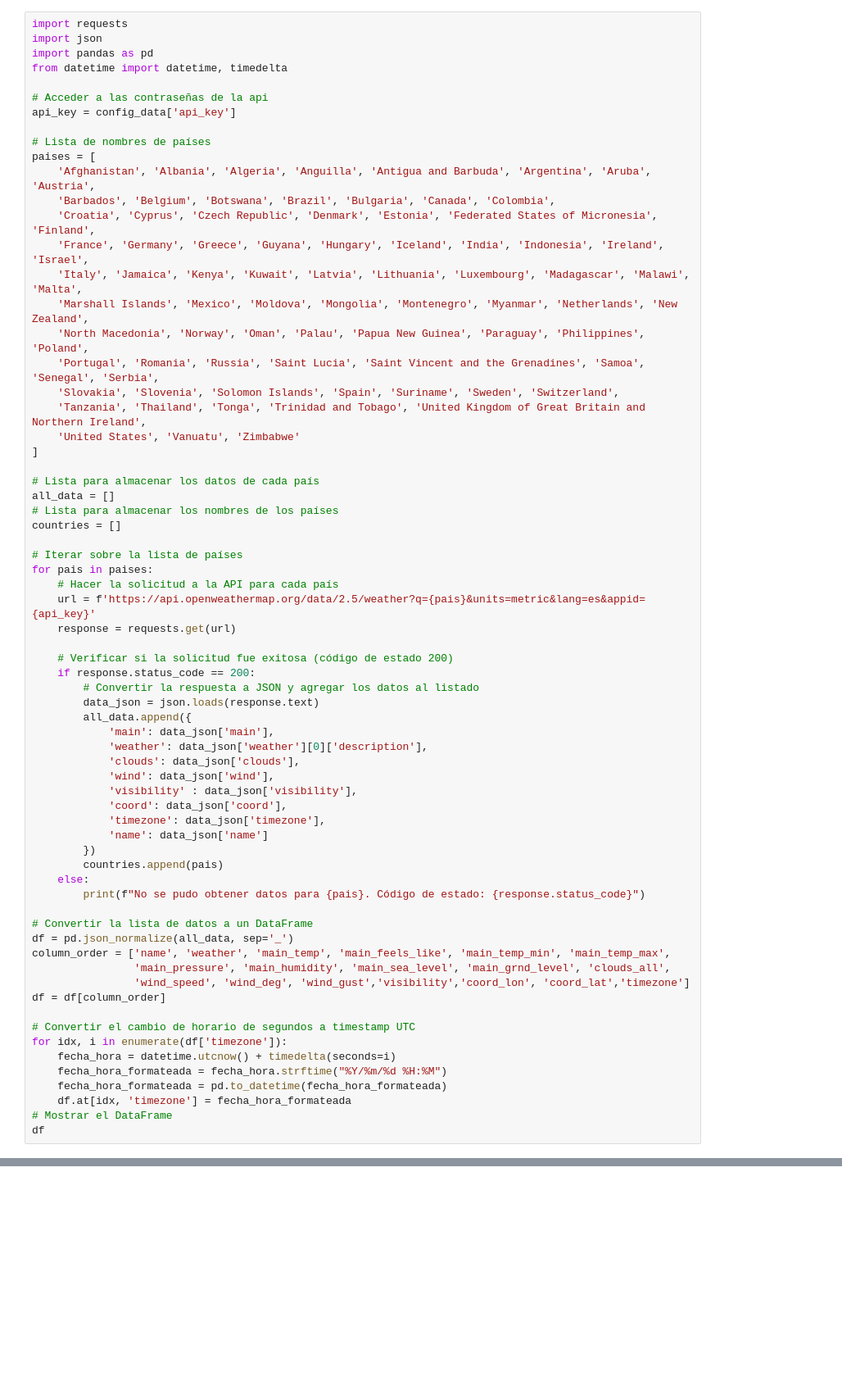
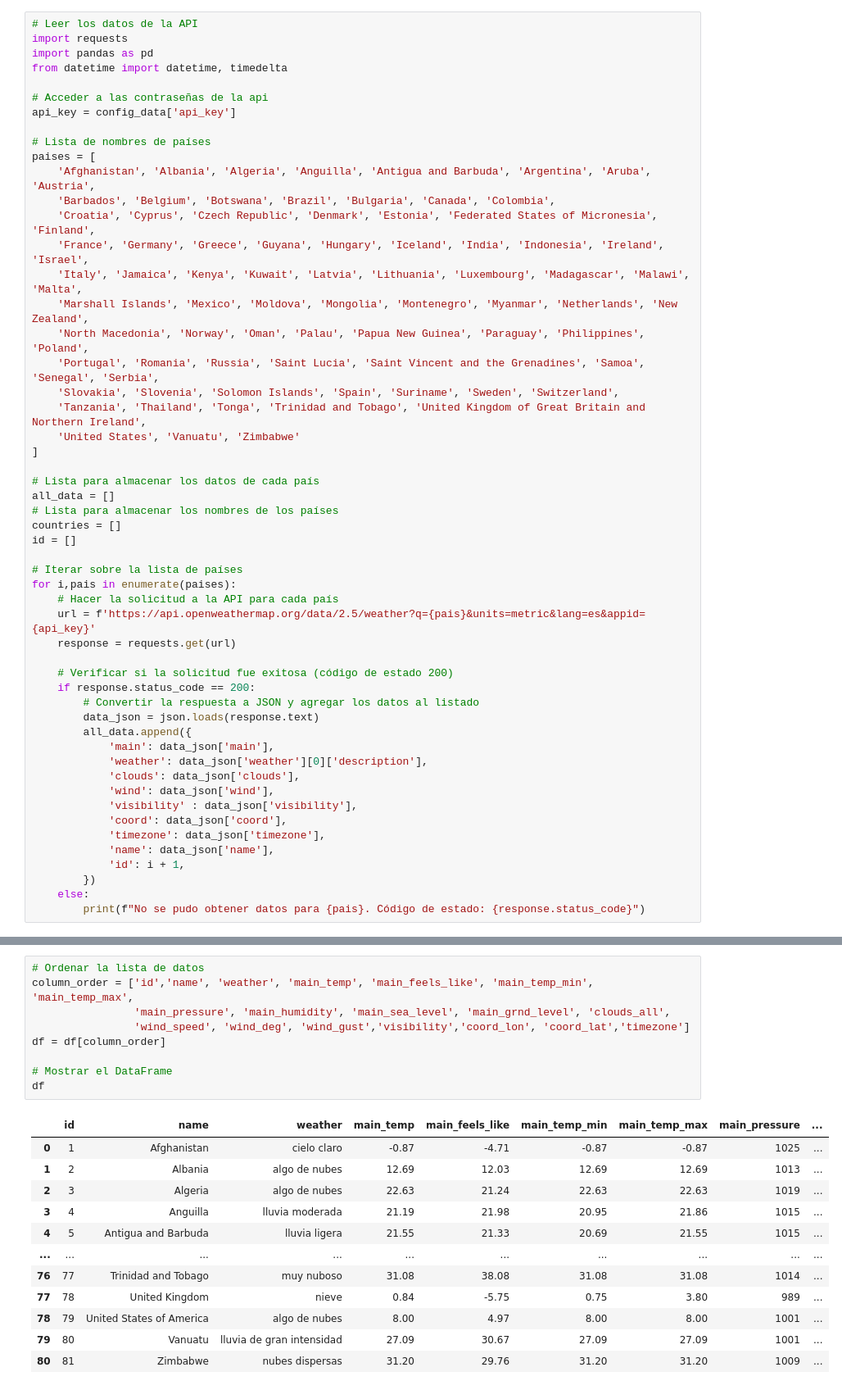
Before and after one commit to Augustobar1991/Data-Engineer-Coderhouse, a Jupyter notebook: Entregable.ipynb, the cells around one changed output, grey strips where cells are left out. Shown: that part at 82% size. Cells and saved outputs as stored; diff of their text form; blank space fills up the shorter version.

```diff
--- a/Entregable.ipynb
+++ b/Entregable.ipynb
@@ -15,6 +16,6 @@ Mounted at /content/drive
 # %%
+# Leer los datos de la API
 import requests
-import json
 import pandas as pd
 from datetime import datetime, timedelta
 
@@ -40,9 +41,10 @@ paises = [
 all_data = []
 # Lista para almacenar los nombres de los países
 countries = []
+id = []
 
 # Iterar sobre la lista de países
-for pais in paises:
+for i,pais in enumerate(paises):
     # Hacer la solicitud a la API para cada país
     url = f'https://api.openweathermap.org/data/2.5/weather?q={pais}&units=metric&lang=es&appid={api_key}'
     response = requests.get(url)
@@ -59,24 +61,8 @@ for pais in paises:
             'visibility' : data_json['visibility'],
             'coord': data_json['coord'],
             'timezone': data_json['timezone'],
-            'name': data_json['name']
+            'name': data_json['name'],
+            'id': i + 1,
         })
-        countries.append(pais)
     else:
         print(f"No se pudo obtener datos para {pais}. Código de estado: {response.status_code}")
-
-# Convertir la lista de datos a un DataFrame
-df = pd.json_normalize(all_data, sep='_')
-column_order = ['name', 'weather', 'main_temp', 'main_feels_like', 'main_temp_min', 'main_temp_max',
-                'main_pressure', 'main_humidity', 'main_sea_level', 'main_grnd_level', 'clouds_all',
-                'wind_speed', 'wind_deg', 'wind_gust','visibility','coord_lon',	'coord_lat','timezone']
-df = df[column_order]
-
-# Convertir el cambio de horario de segundos a timestamp UTC
-for idx, i in enumerate(df['timezone']):
-    fecha_hora = datetime.utcnow() + timedelta(seconds=i)
-    fecha_hora_formateada = fecha_hora.strftime("%Y/%m/%d %H:%M")
-    fecha_hora_formateada = pd.to_datetime(fecha_hora_formateada)
-    df.at[idx, 'timezone'] = fecha_hora_formateada
-# Mostrar el DataFrame
-df
@@ -116,0 +113,22 @@ memory usage: 11.5+ KB
+# %%
+# Ordenar la lista de datos
+column_order = ['id','name', 'weather', 'main_temp', 'main_feels_like', 'main_temp_min', 'main_temp_max',
+                'main_pressure', 'main_humidity', 'main_sea_level', 'main_grnd_level', 'clouds_all',
+                'wind_speed', 'wind_deg', 'wind_gust','visibility','coord_lon',	'coord_lat','timezone']
+df = df[column_order]
+
+# Mostrar el DataFrame
+df
+# %% [output]
+|  | id | name | weather | main_temp | main_feels_like | main_temp_min | main_temp_max | main_pressure | ... |
+| 0 | 1 | Afghanistan | cielo claro | -0.87 | -4.71 | -0.87 | -0.87 | 1025 | ... |
+| 1 | 2 | Albania | algo de nubes | 12.69 | 12.03 | 12.69 | 12.69 | 1013 | ... |
+| 2 | 3 | Algeria | algo de nubes | 22.63 | 21.24 | 22.63 | 22.63 | 1019 | ... |
+| 3 | 4 | Anguilla | lluvia moderada | 21.19 | 21.98 | 20.95 | 21.86 | 1015 | ... |
+| 4 | 5 | Antigua and Barbuda | lluvia ligera | 21.55 | 21.33 | 20.69 | 21.55 | 1015 | ... |
+| ... | ... | ... | ... | ... | ... | ... | ... | ... | ... |
+| 76 | 77 | Trinidad and Tobago | muy nuboso | 31.08 | 38.08 | 31.08 | 31.08 | 1014 | ... |
+| 77 | 78 | United Kingdom | nieve | 0.84 | -5.75 | 0.75 | 3.80 | 989 | ... |
+| 78 | 79 | United States of America | algo de nubes | 8.00 | 4.97 | 8.00 | 8.00 | 1001 | ... |
+| 79 | 80 | Vanuatu | lluvia de gran intensidad | 27.09 | 30.67 | 27.09 | 27.09 | 1001 | ... |
+| 80 | 81 | Zimbabwe | nubes dispersas | 31.20 | 29.76 | 31.20 | 31.20 | 1009 | ... |
```
Also changed, not shown: parts of 10 cells of this notebook.
